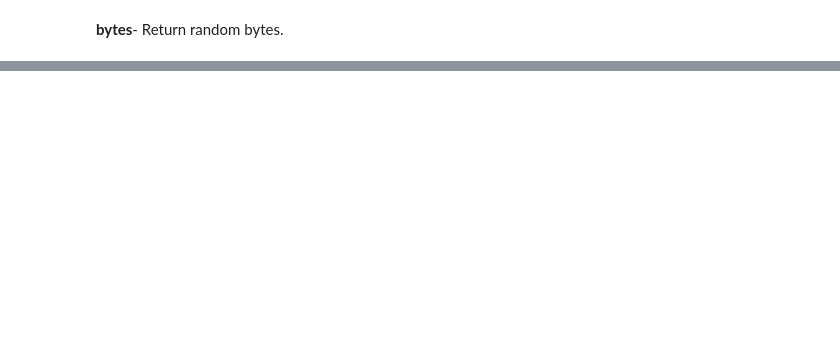
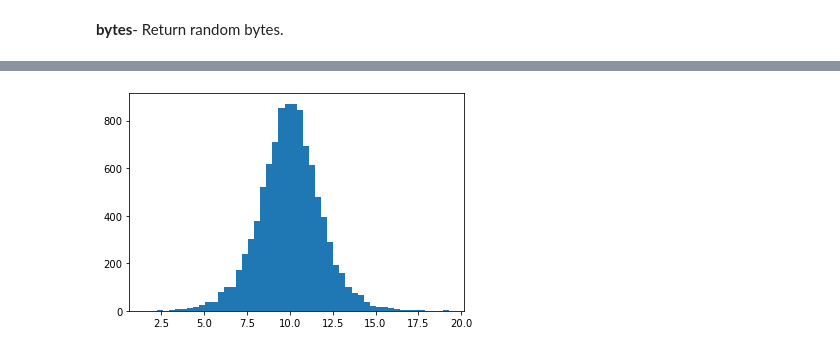
Before and after one commit to AineNicD/numpy-random, a Jupyter notebook: numpy-random.ipynb, the cells around one changed output, grey strips where cells are left out. Cells and saved outputs as stored; diff of their text form; code cells hidden in the pictures; blank space fills up the shorter version.

```diff
--- a/numpy-random.ipynb
+++ b/numpy-random.ipynb
@@ -118,0 +209,8 @@ b'\x06?\x84\xa8\x1b\xd1\x12\xb9\xfd\x91'
+# %%
+loc, scale = 10, 1
+
+s = np.random.default_rng().logistic(loc, scale, 10000)
+
+count, bins, ignored = plt.hist(s, bins=50)
+# %% [output]
+[figure, added]
```
Also changed, not shown: parts of 31 cells of this notebook, 2 other files.
